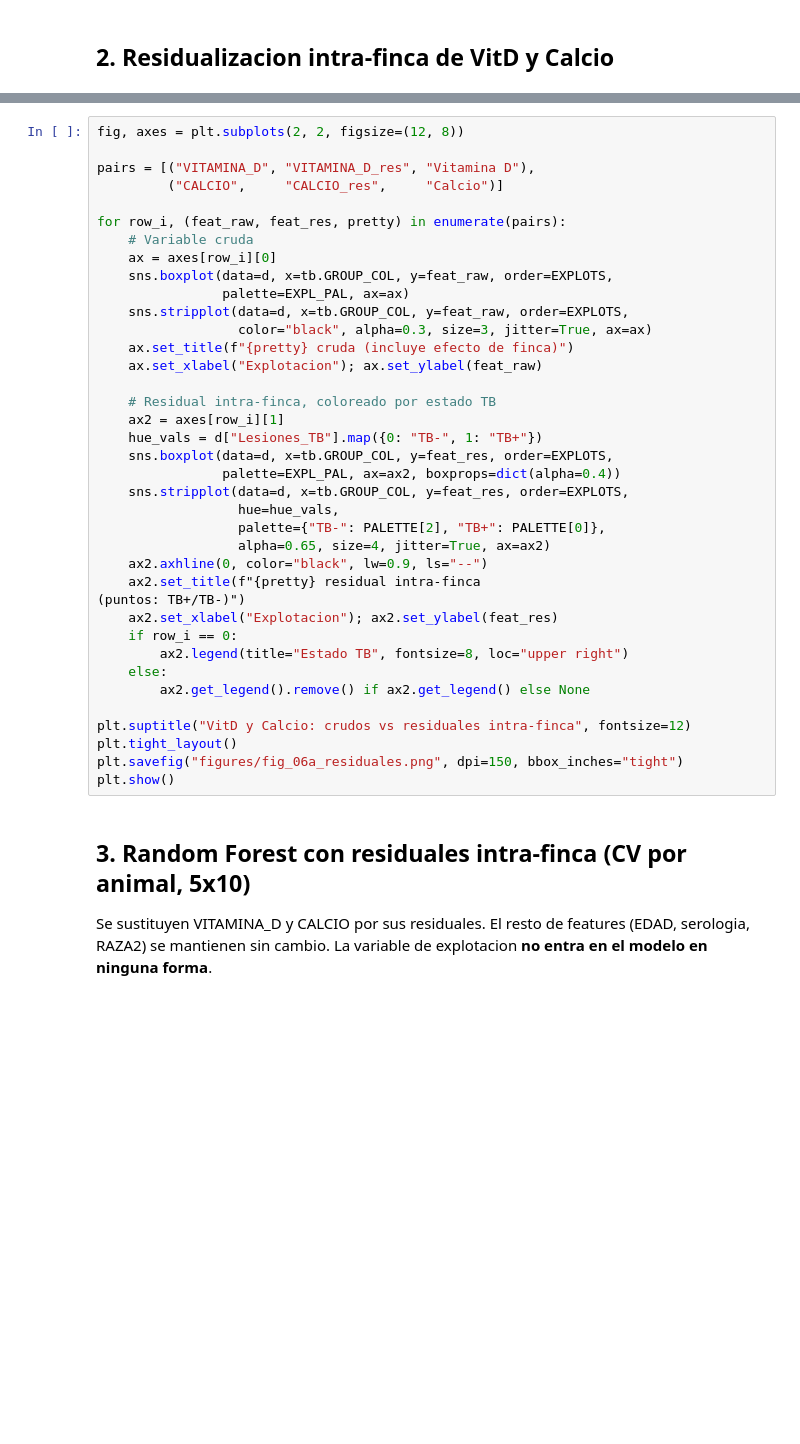
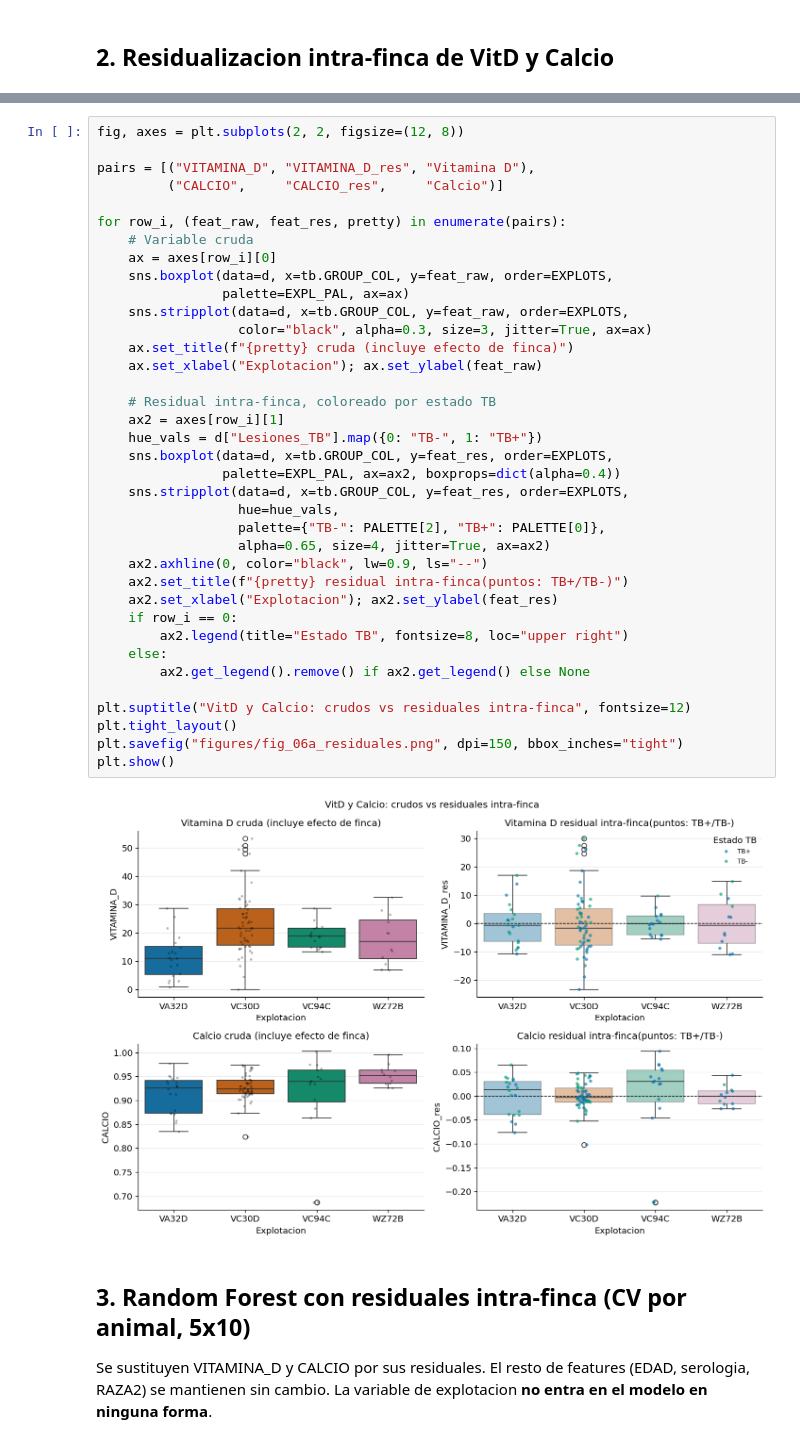
Before and after one commit to obarquero/Tuberculosis_VitD, a Jupyter notebook: analysis_completo/06a_Residualizacion_VitD_Calcio.ipynb, the cells around one changed output, grey strips where cells are left out. Cells and saved outputs as stored; diff of their text form; blank space fills up the shorter version.

```diff
--- a/analysis_completo/06a_Residualizacion_VitD_Calcio.ipynb
+++ b/analysis_completo/06a_Residualizacion_VitD_Calcio.ipynb
@@ -92,35 +115,36 @@ pairs = [("VITAMINA_D", "VITAMINA_D_res", "Vitamina D"),
 for row_i, (feat_raw, feat_res, pretty) in enumerate(pairs):
     # Variable cruda
     ax = axes[row_i][0]
     sns.boxplot(data=d, x=tb.GROUP_COL, y=feat_raw, order=EXPLOTS,
                 palette=EXPL_PAL, ax=ax)
     sns.stripplot(data=d, x=tb.GROUP_COL, y=feat_raw, order=EXPLOTS,
                   color="black", alpha=0.3, size=3, jitter=True, ax=ax)
     ax.set_title(f"{pretty} cruda (incluye efecto de finca)")
     ax.set_xlabel("Explotacion"); ax.set_ylabel(feat_raw)
 
     # Residual intra-finca, coloreado por estado TB
     ax2 = axes[row_i][1]
     hue_vals = d["Lesiones_TB"].map({0: "TB-", 1: "TB+"})
     sns.boxplot(data=d, x=tb.GROUP_COL, y=feat_res, order=EXPLOTS,
                 palette=EXPL_PAL, ax=ax2, boxprops=dict(alpha=0.4))
     sns.stripplot(data=d, x=tb.GROUP_COL, y=feat_res, order=EXPLOTS,
                   hue=hue_vals,
                   palette={"TB-": PALETTE[2], "TB+": PALETTE[0]},
                   alpha=0.65, size=4, jitter=True, ax=ax2)
     ax2.axhline(0, color="black", lw=0.9, ls="--")
-    ax2.set_title(f"{pretty} residual intra-finca
-(puntos: TB+/TB-)")
+    ax2.set_title(f"{pretty} residual intra-finca(puntos: TB+/TB-)")
     ax2.set_xlabel("Explotacion"); ax2.set_ylabel(feat_res)
     if row_i == 0:
         ax2.legend(title="Estado TB", fontsize=8, loc="upper right")
     else:
         ax2.get_legend().remove() if ax2.get_legend() else None
 
 plt.suptitle("VitD y Calcio: crudos vs residuales intra-finca", fontsize=12)
 plt.tight_layout()
 plt.savefig("figures/fig_06a_residuales.png", dpi=150, bbox_inches="tight")
 plt.show()
+# %% [output]
+[figure, added]
 # %% [markdown]
 ## 3. Random Forest con residuales intra-finca (CV por animal, 5x10)
 
```
Also changed, not shown: parts of 7 cells of this notebook, 5 other files.
